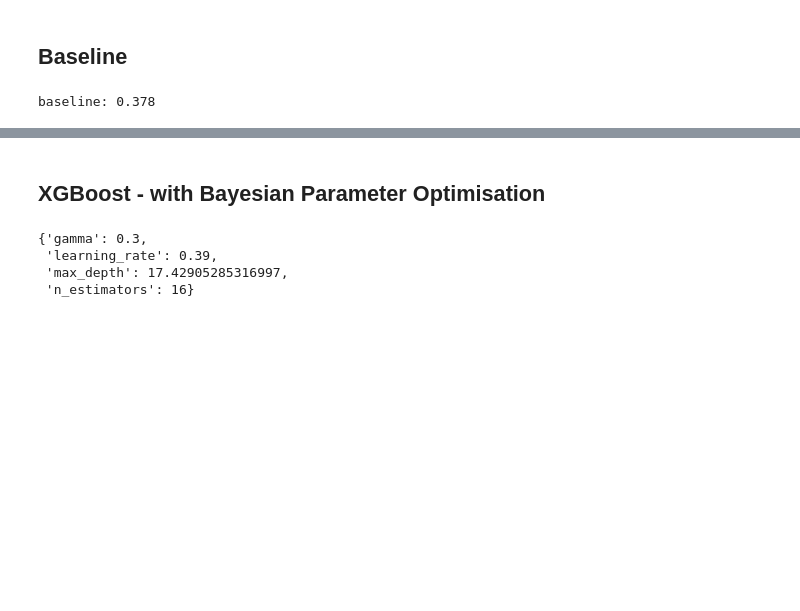
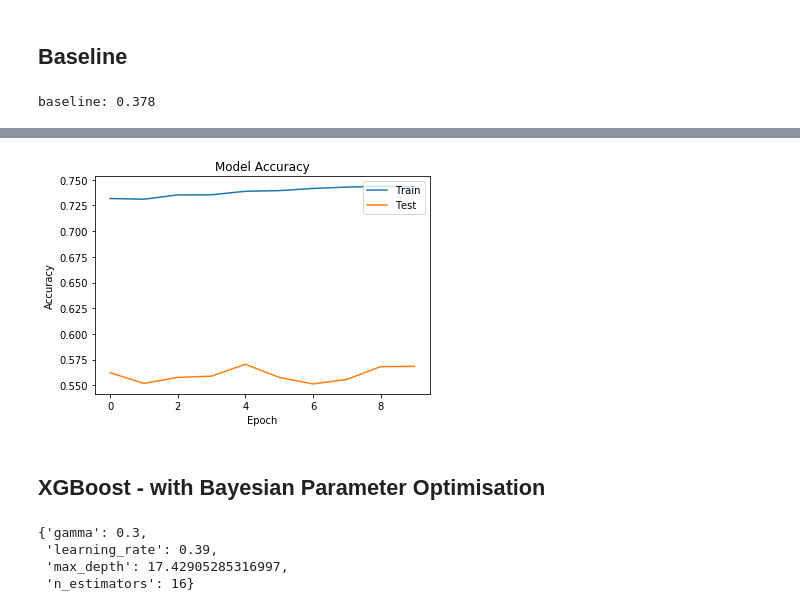
Before and after one commit to joey-91/Vinyl-Project, a Jupyter notebook: Modelling.ipynb, the cells around one changed output, grey strips where cells are left out. Drawn from its saved outputs; the diff is of its cells as text; code cells hidden in the pictures; blank space fills up the shorter version.

```diff
--- a/Modelling.ipynb
+++ b/Modelling.ipynb
@@ -324,0 +232,26 @@ weighted avg       0.55      0.53      0.54     16569
+# %%
+# 83-128-64-32-9 shaped NN with 20% dropout
+model = Sequential()
+model.add(Dense(128, input_shape=(83,), activation='relu', kernel_initializer='normal'))
+model.add(Dropout(.2))
+model.add(Dense(64, activation='relu', kernel_initializer='normal'))
+model.add(Dropout(.2))
+model.add(Dense(32, activation='relu', kernel_initializer='normal'))
+model.add(Dropout(.2))
+model.add(Dense(9, activation='softmax', kernel_initializer='normal'))
+
+model.compile(loss='categorical_crossentropy', optimizer='adam', metrics=['accuracy'])
+# %%
+# Fitting with Early Stopping
+monitorValAcc = EarlyStopping(monitor='val_accuracy', patience=5)
+
+withCallback = model.fit(train_x, train_y,
+              epochs=100, batch_size=16,
+              validation_data=(test_x, test_y),
+              callbacks=[monitorValAcc],
+              verbose=1)
+
+accuracy = model.evaluate(test_x, test_y)[1]
+
+print('')
+print('Accuracy:', accuracy)
@@ -325,3 +276,14 @@ weighted avg       0.55      0.53      0.54     16569
+# %%
+plt.figure()
+plt.plot(withCallback.history["accuracy"])
+plt.plot(withCallback.history["val_accuracy"])
+plt.title('Model Accuracy')
+plt.ylabel('Accuracy')
+plt.xlabel('Epoch')
+plt.legend(['Train', 'Test'], loc='upper right')
+plt.show()
+# %% [output]
+[figure, added]
 # %% [markdown]
 <a id="5"></a>
 ## XGBoost - with Bayesian Parameter Optimisation
```
Also changed, not shown: parts of 17 cells of this notebook.
